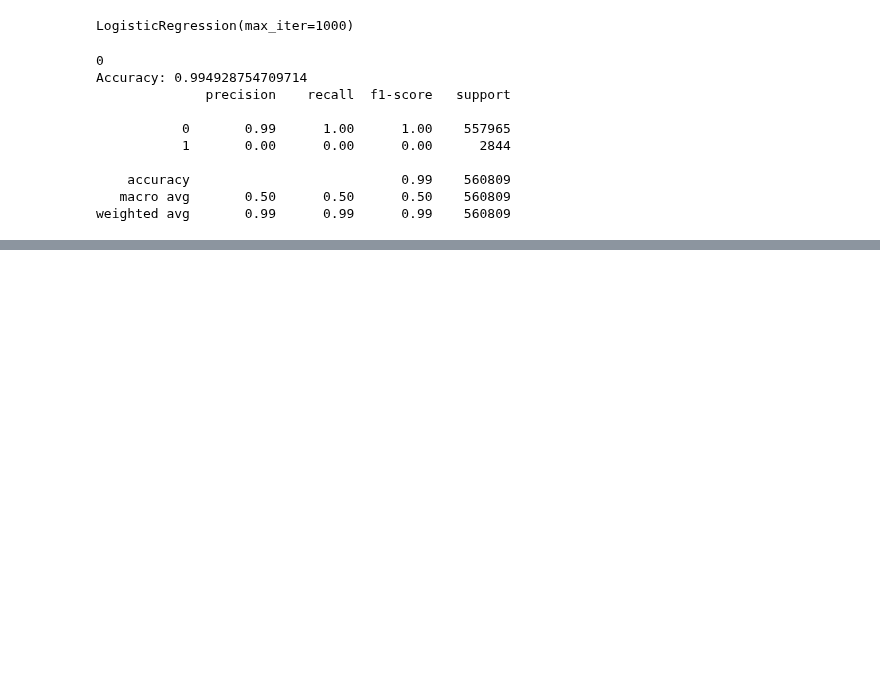
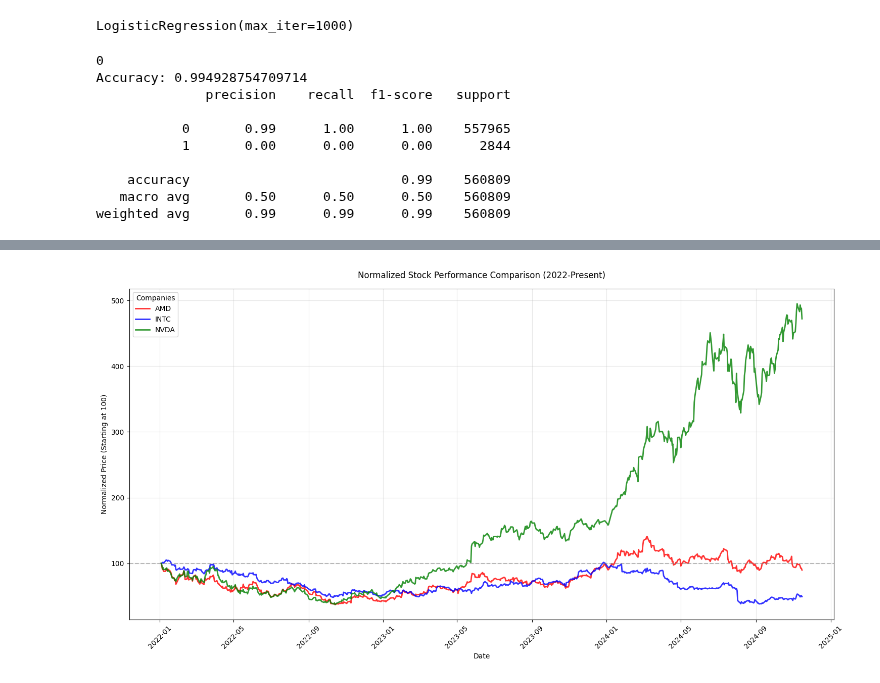
Before and after one commit to datasheng/csc46000-team-project-small-data, a Jupyter notebook: project/dataproc.ipynb, the cells around one changed output, grey strips where cells are left out. Drawn from its saved outputs; the diff is of its cells as text; code cells hidden in the pictures; blank space fills up the shorter version.

```diff
--- a/project/dataproc.ipynb
+++ b/project/dataproc.ipynb
@@ -239,0 +370,49 @@ weighted avg       0.99      0.99      0.99    560809
+# %%
+combined_data['Date'] = pd.to_datetime(combined_data['Date'], utc=True)
+
+# Filter for recent data (e.g., last 2 years)
+recent_date = pd.to_datetime('2022-01-01', utc=True)
+comparison_data = combined_data[combined_data['Date'] >= recent_date]
+
+# Group by Date and Ticker to get daily prices
+comparison_data = comparison_data.groupby(['Date', 'Ticker'])['Close'].last().reset_index()
+
+# Pivot the data to get separate columns for each ticker
+pivot_data = comparison_data.pivot(index='Date', columns='Ticker', values='Close')
+
+# Calculate normalized returns (starting from 100)
+normalized_data = pivot_data / pivot_data.iloc[0] * 100
+
+# Create the visualization
+plt.figure(figsize=(15, 8))
+
+# Plot normalized prices
+colors = {'AMD': 'red', 'NVDA': 'green', 'INTC': 'blue'}
+for column in normalized_data.columns:
+    plt.plot(normalized_data.index,
+             normalized_data[column],
+             label=column,
+             color=colors[column],
+             linewidth=2,
+             alpha=0.8)
+
+# Customize the plot
+plt.title('Normalized Stock Performance Comparison (2022-Present)', pad=15)
+plt.xlabel('Date')
+plt.ylabel('Normalized Price (Starting at 100)')
+plt.legend(title='Companies')
+plt.grid(True, alpha=0.3)
+
+# Add horizontal line at 100
+plt.axhline(y=100, color='gray', linestyle='--', alpha=0.5)
+
+# Rotate x-axis labels
+plt.xticks(rotation=45)
+
+# Adjust layout
+plt.tight_layout()
+
+# Show the plot
+plt.show()
+# %% [output]
+[figure, added]
```
Also changed, not shown: parts of 11 cells of this notebook, 1 other file.
